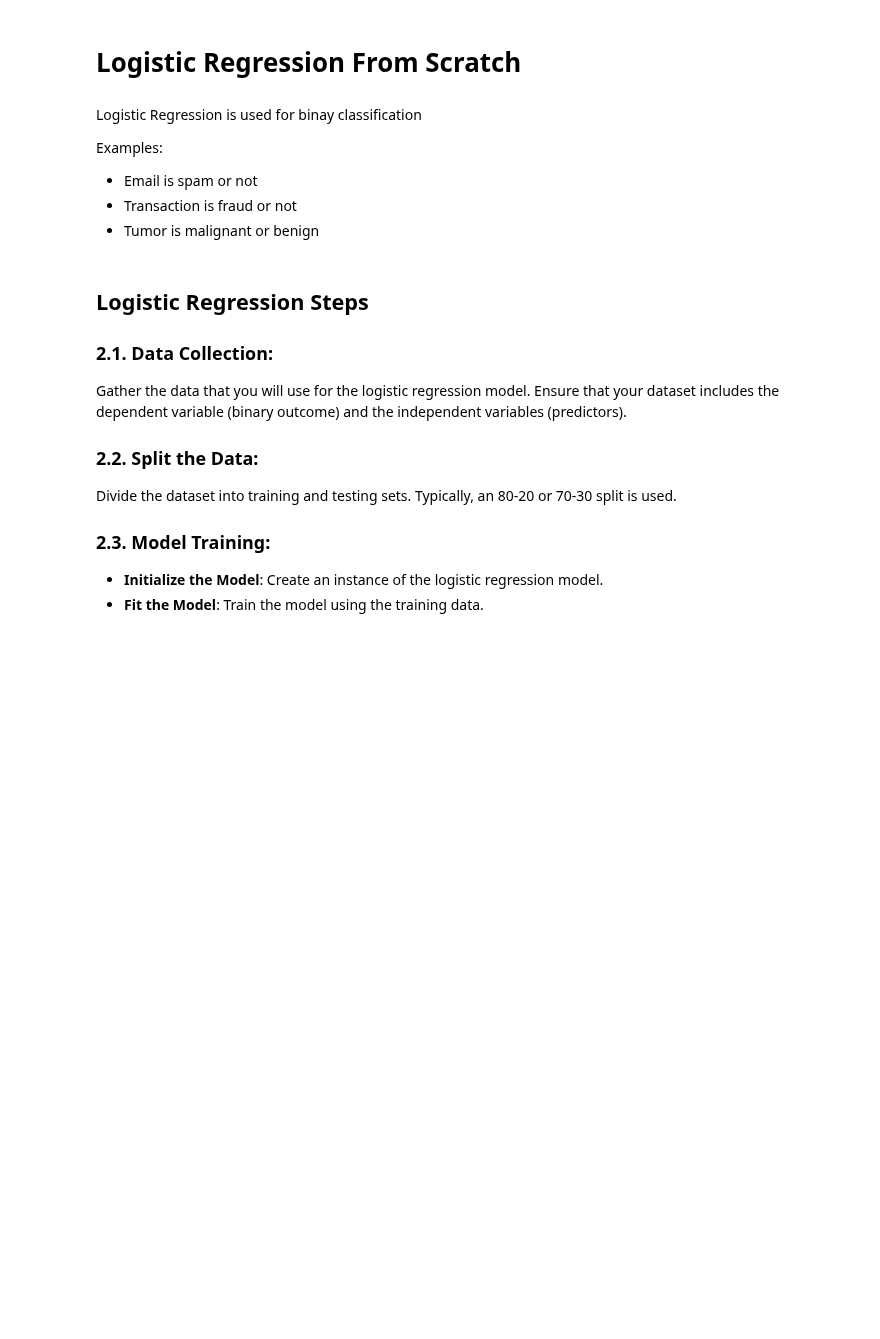
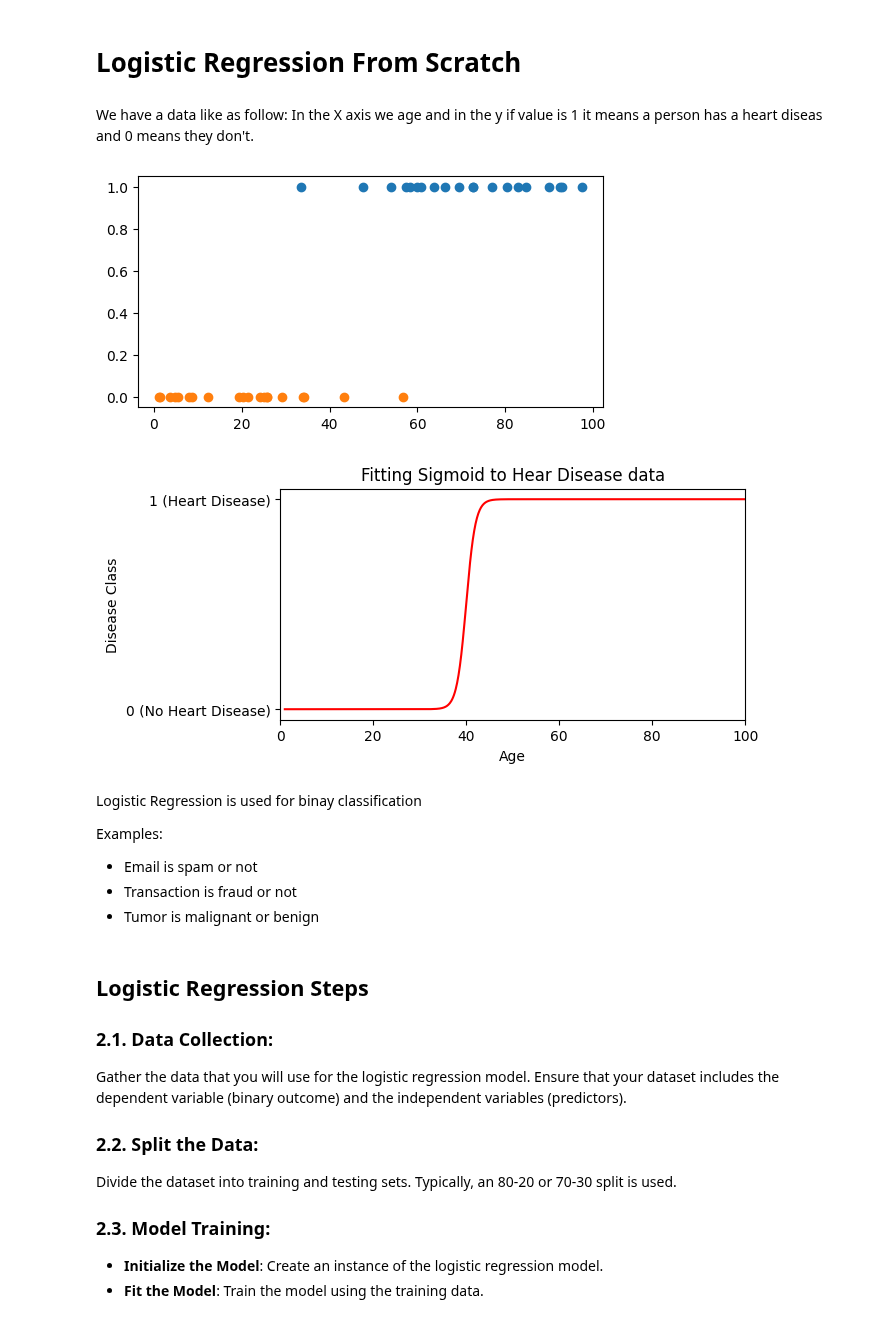
Before and after one commit to barzansaeedpour/foundations-of-machine-learning, a Jupyter notebook: 02_Supervised Learning/02_classification/Logestic Regression/01_logistic_regression_from_scratch.ipynb, the cells around one changed output. Cells and saved outputs as stored; diff of their text form; code cells hidden in the pictures; blank space fills up the shorter version.

```diff
--- a/02_Supervised Learning/02_classification/Logestic Regression/01_logistic_regression_from_scratch.ipynb
+++ b/02_Supervised Learning/02_classification/Logestic Regression/01_logistic_regression_from_scratch.ipynb
@@ -1,5 +1,59 @@
 # %% [markdown]
 # Logistic Regression From Scratch
+# %% [markdown]
+We have a data like as follow:
+In the X axis we age and in the y if value is 1 it means a person has a heart diseas and 0 means they don't.
+# %%
+import numpy as np
+import matplotlib.pyplot as plt
+
+import numpy as np
+np.random.seed(42)
+plt.figure(figsize=(6,3))
+
+def skewed_random_vector(a, b, size, alpha=5, beta=2):
+    # Generate a beta distribution
+    beta_samples = np.random.beta(alpha, beta, size)
+    # Scale the beta distribution to the range [a, b]
+    scaled_samples = a + (b - a) * beta_samples
+
+    return scaled_samples
+
+# Example usage
+a = 1
+b = 100
+size = 20  # Number of random values
+heart_disease_vector = skewed_random_vector(a, b, size, alpha=2, beta=1)
+y = np.ones((heart_disease_vector.shape))
+plt.scatter(heart_disease_vector,y)
+a = 1
+b = 100
+healty_vector = skewed_random_vector(a, b, size, alpha=1, beta=3)
+y = np.zeros((healty_vector.shape))
+plt.scatter(healty_vector,y)
+plt.show()
+
+
+plt.figure(figsize=(6,3))
+# Define the sigmoid function
+def sigmoid(x):
+    return 1 / (1 + np.exp(-(x-40)))
+
+# Generate data points
+z = np.linspace(1, 100, 1000)
+y = sigmoid(z)
+# Plot the sigmoid function
+plt.plot(z, y, label = 'Sigmoid Function',c='r')
+
+plt.xlabel('Age')
+plt.ylabel('Disease Class')
+plt.title('Fitting Sigmoid to Hear Disease data')
+plt.xlim(0,100)
+plt.yticks([0,1],labels=['0 (No Heart Disease)','1 (Heart Disease)'])
+plt.show()
+# %% [output]
+[figure, added]
+[figure, added]
 # %% [markdown]
 Logistic Regression is used for binay classification
 
```
Also changed, not shown: parts of 2 cells of this notebook.
